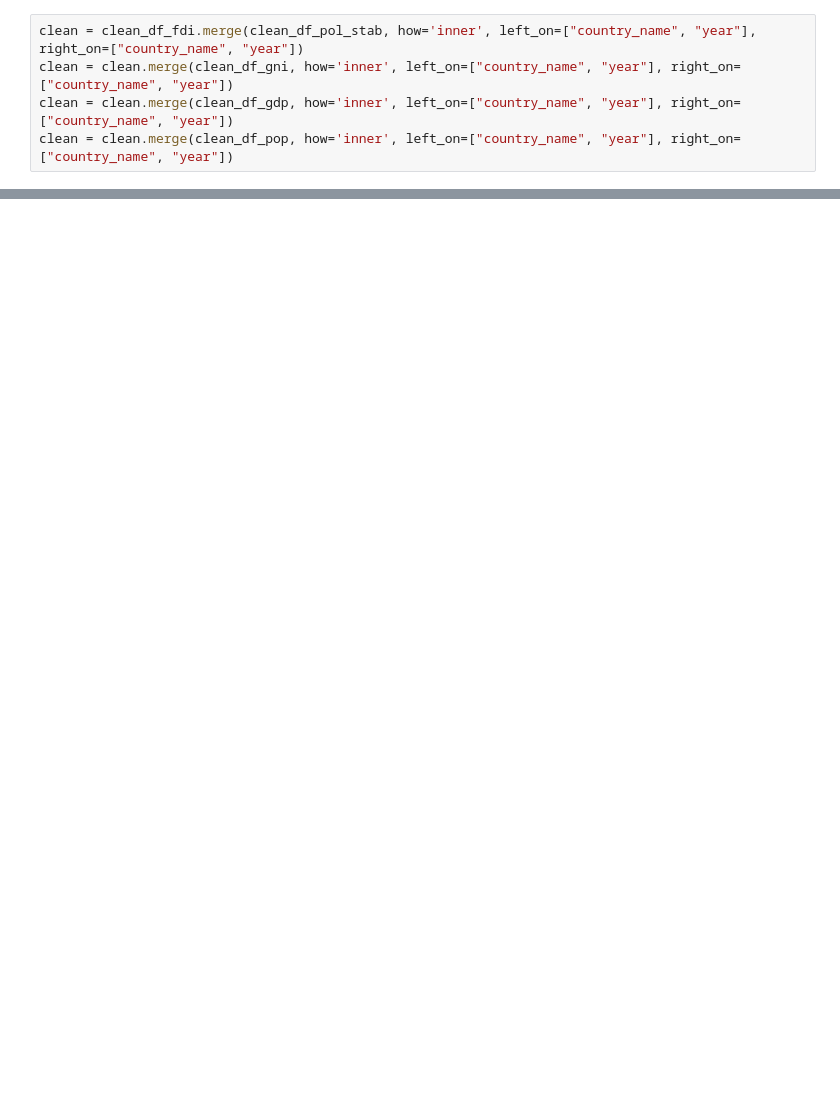
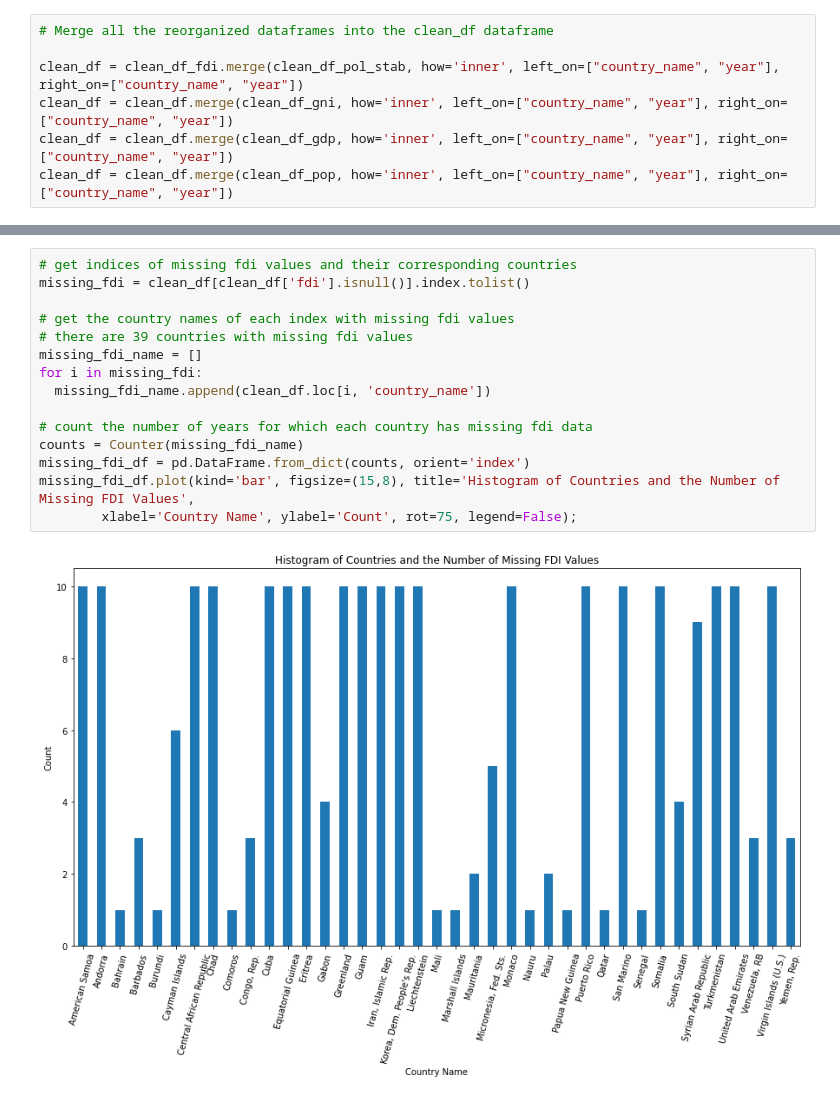
Before and after one commit to ibukunlola/capstone, a Jupyter notebook: model3/data_cleaning3.ipynb, the cells around one changed output, grey strips where cells are left out. Drawn from its saved outputs; the diff is of its cells as text; blank space fills up the shorter version.

```diff
--- a/model3/data_cleaning3.ipynb
+++ b/model3/data_cleaning3.ipynb
@@ -44,5 +51,7 @@ clean_df_pop.head(5)
 # %%
-clean = clean_df_fdi.merge(clean_df_pol_stab, how='inner', left_on=["country_name", "year"], right_on=["country_name", "year"])
-clean = clean.merge(clean_df_gni, how='inner', left_on=["country_name", "year"], right_on=["country_name", "year"])
-clean = clean.merge(clean_df_gdp, how='inner', left_on=["country_name", "year"], right_on=["country_name", "year"])
-clean = clean.merge(clean_df_pop, how='inner', left_on=["country_name", "year"], right_on=["country_name", "year"])
+# Merge all the reorganized dataframes into the clean_df dataframe
+
+clean_df = clean_df_fdi.merge(clean_df_pol_stab, how='inner', left_on=["country_name", "year"], right_on=["country_name", "year"])
+clean_df = clean_df.merge(clean_df_gni, how='inner', left_on=["country_name", "year"], right_on=["country_name", "year"])
+clean_df = clean_df.merge(clean_df_gdp, how='inner', left_on=["country_name", "year"], right_on=["country_name", "year"])
+clean_df = clean_df.merge(clean_df_pop, how='inner', left_on=["country_name", "year"], right_on=["country_name", "year"])
@@ -73,0 +85,17 @@ average_df.to_csv("average_df.csv")
+# %%
+# get indices of missing fdi values and their corresponding countries
+missing_fdi = clean_df[clean_df['fdi'].isnull()].index.tolist()
+
+# get the country names of each index with missing fdi values
+# there are 39 countries with missing fdi values
+missing_fdi_name = []
+for i in missing_fdi:
+  missing_fdi_name.append(clean_df.loc[i, 'country_name'])
+
+# count the number of years for which each country has missing fdi data
+counts = Counter(missing_fdi_name)
+missing_fdi_df = pd.DataFrame.from_dict(counts, orient='index')
+missing_fdi_df.plot(kind='bar', figsize=(15,8), title='Histogram of Countries and the Number of Missing FDI Values',
+        xlabel='Country Name', ylabel='Count', rot=75, legend=False);
+# %% [output]
+[figure, added]
```
Also changed, not shown: parts of 17 cells of this notebook.
